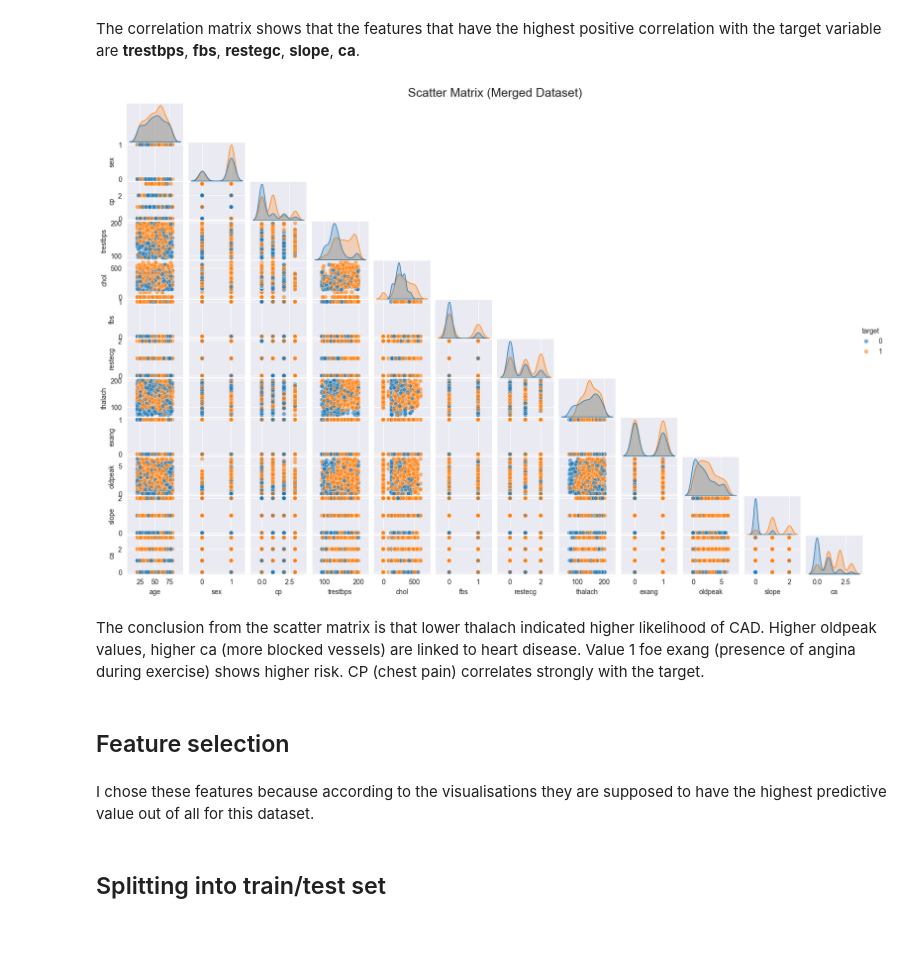
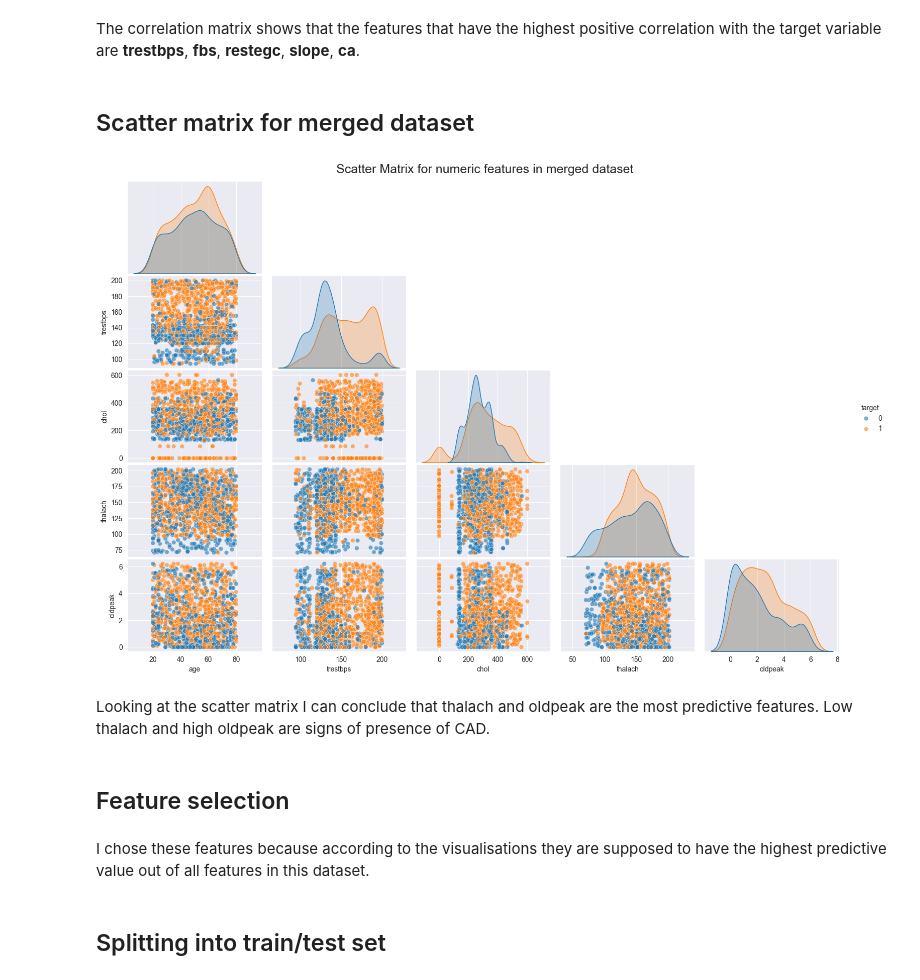
Before and after one commit to Preslavva/CAD_ML_Model, a Jupyter notebook: CAD.ipynb, the cells around one changed output. Drawn from its saved outputs; the diff is of its cells as text; code cells hidden in the pictures; blank space fills up the shorter version.

```diff
--- a/CAD.ipynb
+++ b/CAD.ipynb
@@ -653,25 +663,30 @@ plt.show()
 [figure]
 # %% [markdown]
 The correlation matrix shows that the features that have the highest positive correlation with the target variable are **trestbps**, **fbs**, **restegc**, **slope**, **ca**.
+# %% [markdown]
+## Scatter matrix for merged dataset
 # %%
 import seaborn as sns
 import matplotlib.pyplot as plt
 
+numeric_features = ['age', 'trestbps', 'chol', 'thalach', 'oldpeak']
+plot_df = merged[numeric_features + ['target']]
+
 sns.pairplot(
-    merged,
+    plot_df,
     hue='target',
     diag_kind='kde',
     corner=True,
     plot_kws={'s': 40, 'alpha': 0.6}
 )
 
 plt.gcf().set_size_inches(16, 10)
-plt.suptitle("Scatter Matrix (Merged Dataset)", fontsize=18, y=1.02)
+plt.suptitle("Scatter Matrix for numeric features in merged dataset", fontsize=18, y=1.02)
 plt.show()
 # %% [output]
-[figure, old version]
+[figure, new version]
 # %% [markdown]
-The conclusion from the scatter matrix is that lower thalach indicated higher likelihood of CAD. Higher oldpeak values, higher ca (more blocked vessels) are linked to heart disease. Value 1 foe exang (presence of angina during exercise) shows higher risk. CP (chest pain) correlates strongly with the target.
+Looking at the scatter matrix I can conclude that thalach and oldpeak are the most predictive features. Low thalach and high oldpeak are signs of presence of CAD.
 # %% [markdown]
 ## Feature selection
 # %%
@@ -681,7 +696,7 @@ target = "target"
 X = merged[features].copy()
 y = merged[target].copy()
 # %% [markdown]
-I chose these features because according to the visualisations they are supposed to have the highest predictive value out of all for this dataset.
+I chose these features because according to the visualisations they are supposed to have the highest predictive value out of all features in this dataset.
 # %% [markdown]
 ## Splitting into train/test set
 # %%
```
Also changed, not shown: parts of 109 cells of this notebook, 1 other file.
